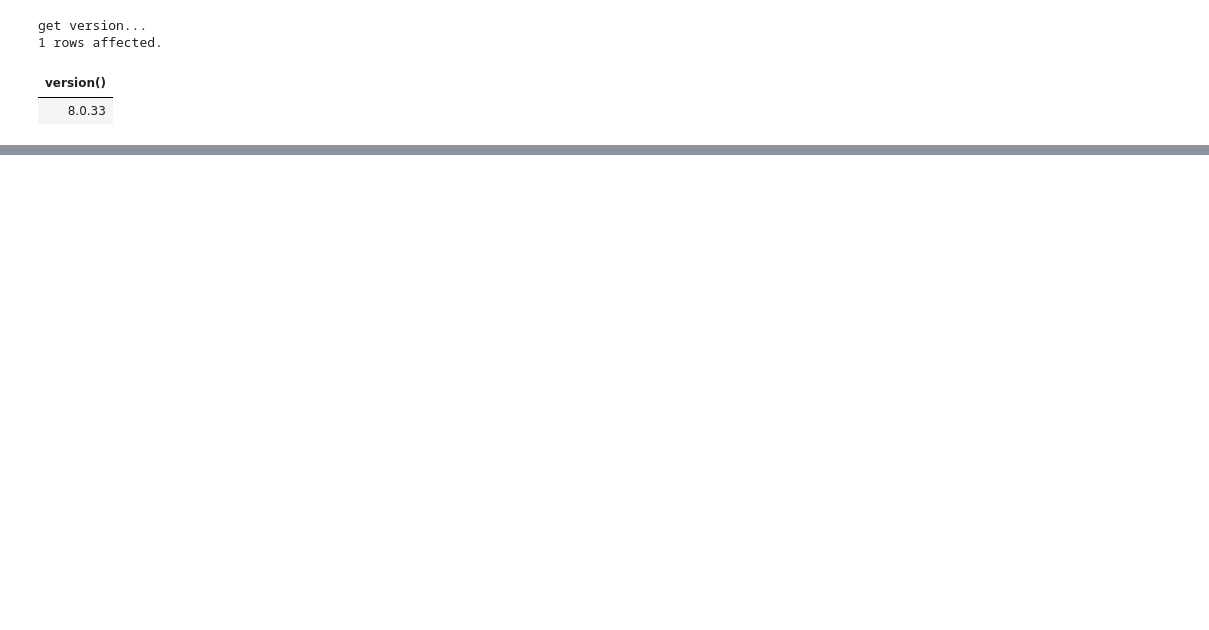
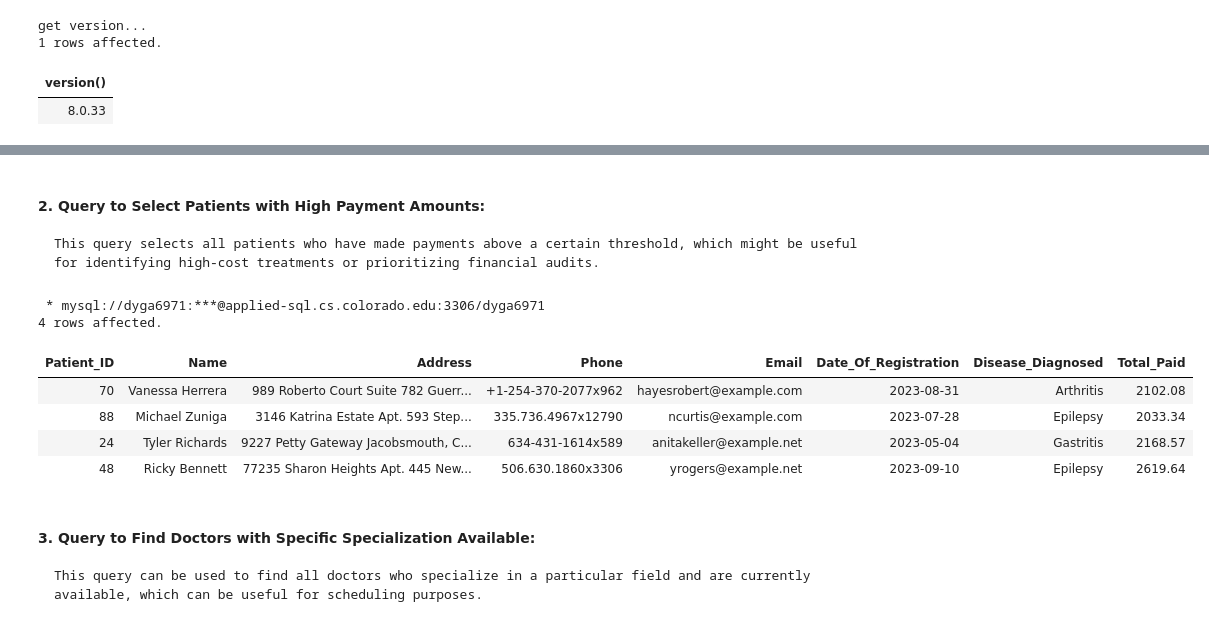
Before and after one commit to dylankayyem/Healthcare-Organization-Database, a Jupyter notebook: health_org_db.ipynb, the cells around one changed output, grey strips where cells are left out. Cells and saved outputs as stored; diff of their text form; code cells hidden in the pictures; blank space fills up the shorter version.

```diff
--- a/health_org_db.ipynb
+++ b/health_org_db.ipynb
@@ -840,0 +1067,24 @@ df_appointment.head(5)
+# %% [markdown]
+#### 2. Query to Select Patients with High Payment Amounts:
+
+    This query selects all patients who have made payments above a certain threshold, which might be useful for identifying high-cost treatments or prioritizing financial audits.
+# %%
+%%sql
+
+SELECT p.Patient_ID, p.Name, p.Address, p.Phone, p.Email, p.Date_Of_Registration, p.Disease_Diagnosed, SUM(pt.Amount) as Total_Paid
+FROM patient_table p
+JOIN payment_table pt ON p.Patient_ID = pt.Patient_ID
+GROUP BY p.Patient_ID
+HAVING Total_Paid > 2000;
+# %% [output]
+ * mysql://dyga6971:***@applied-sql.cs.colorado.edu:3306/dyga6971
+4 rows affected.
+| Patient_ID | Name | Address | Phone | Email | Date_Of_Registration | Disease_Diagnosed | Total_Paid |
+| 70 | Vanessa Herrera | 989 Roberto Court Suite 782 Guerr... | +1-254-370-2077x962 | hayesrobert@example.com | 2023-08-31 | Arthritis | 2102.08 |
+| 88 | Michael Zuniga | 3146 Katrina Estate Apt. 593 Step... | 335.736.4967x12790 | ncurtis@example.com | 2023-07-28 | Epilepsy | 2033.34 |
+| 24 | Tyler Richards | 9227 Petty Gateway Jacobsmouth, C... | 634-431-1614x589 | anitakeller@example.net | 2023-05-04 | Gastritis | 2168.57 |
+| 48 | Ricky Bennett | 77235 Sharon Heights Apt. 445 New... | 506.630.1860x3306 | yrogers@example.net | 2023-09-10 | Epilepsy | 2619.64 |
+# %% [markdown]
+#### 3. Query to Find Doctors with Specific Specialization Available:
+
+    This query can be used to find all doctors who specialize in a particular field and are currently available, which can be useful for scheduling purposes.
```
Also changed, not shown: parts of 122 cells of this notebook.
